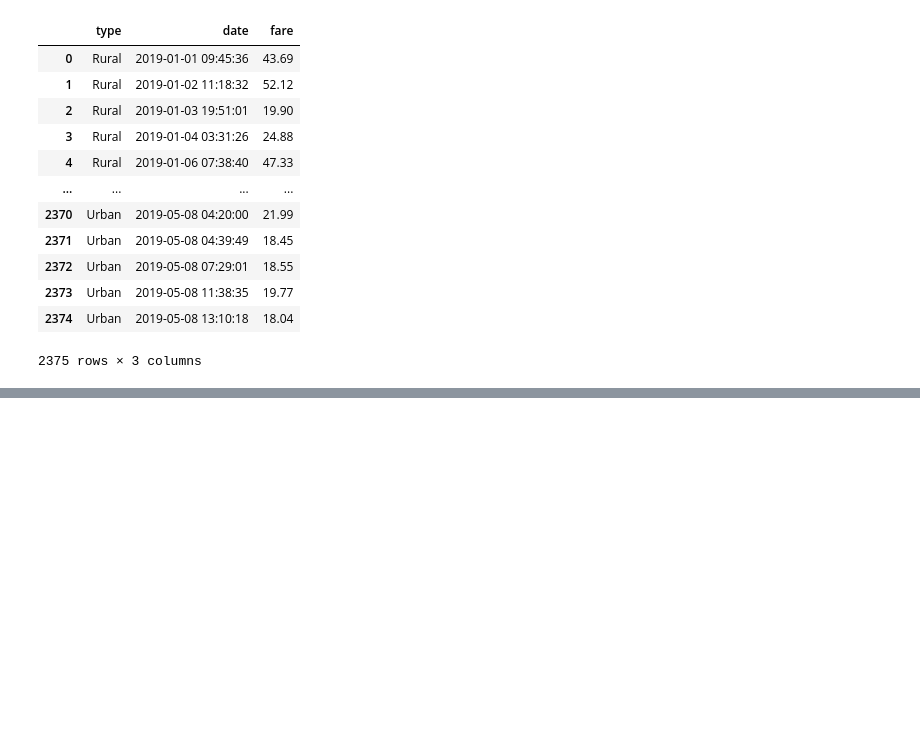
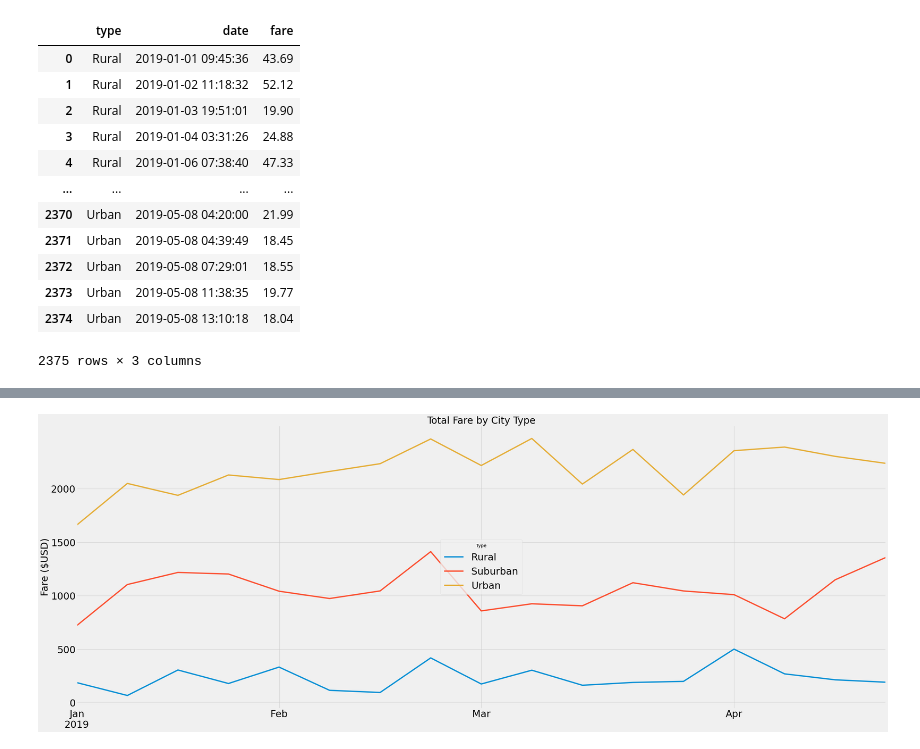
Before and after one commit to yoyoFC/Pyber_Analysis, a Jupyter notebook: PyBer_Challenge.ipynb, the cells around one changed output, grey strips where cells are left out. Saved outputs shown, nothing was run; the diff lists cells and outputs as text; code cells hidden in the pictures; blank space fills up the shorter version.

Commit message:
Challenge graph complete

```diff
--- a/PyBer_Challenge.ipynb
+++ b/PyBer_Challenge.ipynb
@@ -184,4 +185,5 @@ total_fare_date_df
 # %%
 # 4. Create a pivot table with the 'date' as the index, the columns ='type', and values='fare'
 # to get the total fares for each type of city by the date.
-pivot_df = total_fare_date_df.pivot(index="Date")
+pivot_df = total_fare_date_df.pivot(index="date",columns="type",values="fare")
+pivot_df
@@ -188,2 +205,4 @@ pivot_df = total_fare_date_df.pivot(index="Date")
 # %%
 # 5. Create a new DataFrame from the pivot table DataFrame using loc on the given dates, '2019-01-01':'2019-04-29'.
+pivot_date_cond_df = pivot_df.loc['2019-01-01':'2019-04-29']
+pivot_date_cond_df
@@ -190,5 +224,6 @@ pivot_df = total_fare_date_df.pivot(index="Date")
 # %%
 # 6. Set the "date" index to datetime datatype. This is necessary to use the resample() method in Step 8.
 # df.index = pd.to_datetime(df.index)
+pivot_date_cond_df.index = pd.to_datetime(pivot_date_cond_df.index)
 # %%
 # 7. Check that the datatype for the index is datetime using df.info()
@@ -195,2 +242,4 @@ pivot_df = total_fare_date_df.pivot(index="Date")
 # %%
 # 8. Create a new DataFrame using the "resample()" function by week 'W' and get the sum of the fares for each week.
+sum_fare_week = pivot_date_cond_df.resample("W").sum()
+sum_fare_week
@@ -197,7 +266,20 @@ pivot_df = total_fare_date_df.pivot(index="Date")
 # %%
 # 8. Using the object-oriented interface method, plot the resample DataFrame using the df.plot() function.
 
 # Import the style from Matplotlib.
 from matplotlib import style
 # Use the graph style fivethirtyeight.
+
 style.use('fivethirtyeight')
+ax = sum_fare_week.plot(figsize=(40,15),fontsize=30)
+
+ax.set_title('Total Fare by City Type',fontsize=30)
+ax.set_ylabel('Fare ($USD)',fontsize=30)
+ax.set_xlabel("")
+#ax.plot(sum_fare_week)
+ax.set_yticks(np.arange(0, 2500, step=500.0))
+ax.legend(loc='center', title='Type',fontsize=30)
+
+plt.savefig("analysis/PyBer_fare_summary.png")
+# %% [output]
+[figure, added]
```
Also changed, not shown: parts of 5 cells of this notebook, 1 other file.
